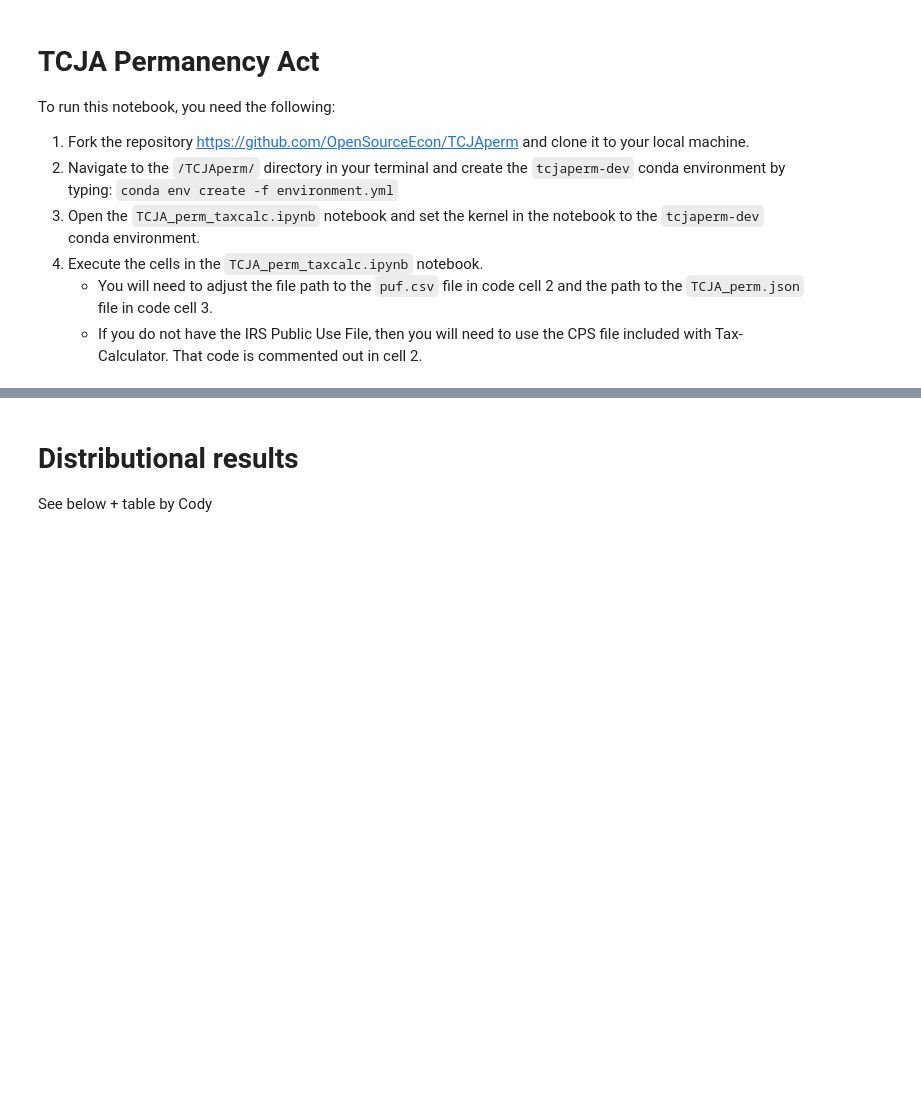
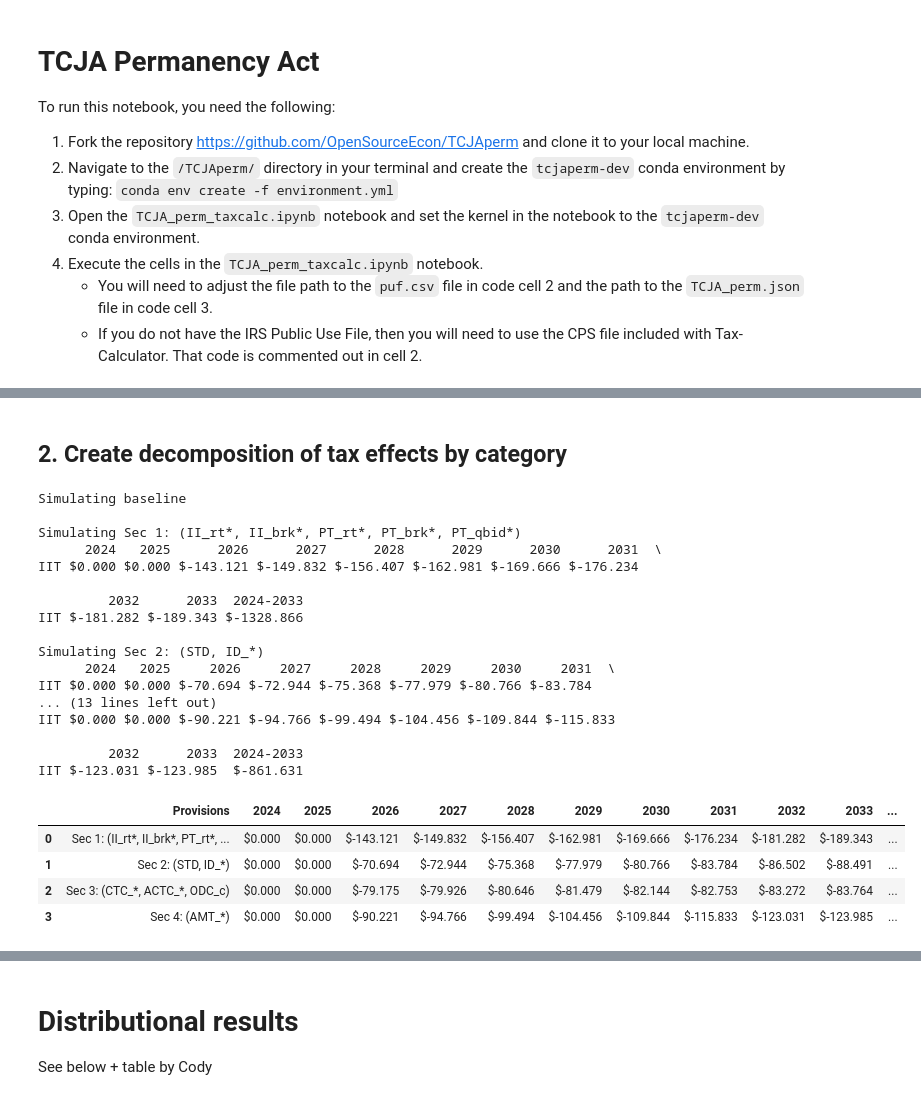
Before and after one commit to OpenSourceEcon/TCJAperm, a Jupyter notebook: TCJA_perm_taxcalc.ipynb, the cells around one changed output, grey strips where cells are left out. Drawn from its saved outputs; the diff is of its cells as text; code cells hidden in the pictures; blank space fills up the shorter version.

```diff
--- a/TCJA_perm_taxcalc.ipynb
+++ b/TCJA_perm_taxcalc.ipynb
@@ -66,0 +68,2 @@ diff_df.index
+# %% [markdown]
+## 2. Create decomposition of tax effects by category
@@ -66,0 +130,77 @@ diff_df.index
+# %%
+# Create blank pandas dataframe with columns ["Provisions", "2024", "2025",..., "2033", "2024-2033"]
+diff_seq_df = pd.DataFrame(
+    columns=[
+        "Provisions", "2024", "2025", "2026", "2027", "2028", "2029", "2030",
+        "2031", "2032", "2033", "2024-2033"
+    ]
+)
+
+print("")
+print("Simulating baseline")
+pol = tc.Policy()
+calc_base = tc.Calculator(policy=pol, records=recs)
+CYR = 2024
+calc_base.advance_to_year(CYR)
+calc_base.calc_all()
+rev_base = {'IIT': {}}
+for t in range(2024, 2034):
+    calc_base.advance_to_year(t)
+    calc_base.calc_all()
+    rev_base['IIT'][str(t)] = calc_base.weighted_total('iitax')
+
+rev_base_df = pd.DataFrame.from_dict(rev_base).T
+
+# Simulate each reform
+for i,tpl in enumerate(sec_ref1_list):
+    print("")
+    print("Simulating " + tpl[0])
+    params_ref = pol.read_json_reform(tpl[1])
+    pol.implement_reform(params_ref)
+    calc_ref = tc.Calculator(policy=pol, records=recs)
+
+    rev_ref = {'IIT': {}}
+    for t in range(2024, 2034):
+        calc_ref.advance_to_year(t)
+        calc_ref.calc_all()
+        rev_ref['IIT'][str(t)] = calc_ref.weighted_total('iitax')
+
+    rev_ref_df = pd.DataFrame.from_dict(rev_ref).T
+    diff_sec_df = (rev_ref_df - rev_base_df) * 1e-9  # in $ billions
+    pd.options.display.float_format = '${:.3f}'.format
+    diff_sec_df['2024-2033'] = diff_sec_df.sum(axis=1)
+    print(diff_sec_df)
+    diff_seq_df.loc[i, "Provisions"] = tpl[0]
+    numeric_columns = [
+        "2024", "2025", "2026", "2027", "2028", "2029", "2030", "2031", "2032",
+        "2033", "2024-2033"
+    ]
+    for col in numeric_columns:
+        diff_seq_df.loc[i, col] = diff_sec_df.loc["IIT", col]
+
+    rev_base_df = rev_ref_df.copy()
+
+diff_seq_df
+# %% [output]
+Simulating baseline
+
+Simulating Sec 1: (II_rt*, II_brk*, PT_rt*, PT_brk*, PT_qbid*)
+      2024   2025      2026      2027      2028      2029      2030      2031  \
+IIT $0.000 $0.000 $-143.121 $-149.832 $-156.407 $-162.981 $-169.666 $-176.234
+
+         2032      2033  2024-2033
+IIT $-181.282 $-189.343 $-1328.866
+
+Simulating Sec 2: (STD, ID_*)
+      2024   2025     2026     2027     2028     2029     2030     2031  \
+IIT $0.000 $0.000 $-70.694 $-72.944 $-75.368 $-77.979 $-80.766 $-83.784
+... (13 lines left out)
+IIT $0.000 $0.000 $-90.221 $-94.766 $-99.494 $-104.456 $-109.844 $-115.833
+
+         2032      2033  2024-2033
+IIT $-123.031 $-123.985  $-861.631
+|  | Provisions | 2024 | 2025 | 2026 | 2027 | 2028 | 2029 | 2030 | 2031 | 2032 | 2033 | ... |
+| 0 | Sec 1: (II_rt*, II_brk*, PT_rt*, ... | $0.000 | $0.000 | $-143.121 | $-149.832 | $-156.407 | $-162.981 | $-169.666 | $-176.234 | $-181.282 | $-189.343 | ... |
+| 1 | Sec 2: (STD, ID_*) | $0.000 | $0.000 | $-70.694 | $-72.944 | $-75.368 | $-77.979 | $-80.766 | $-83.784 | $-86.502 | $-88.491 | ... |
+| 2 | Sec 3: (CTC_*, ACTC_*, ODC_c) | $0.000 | $0.000 | $-79.175 | $-79.926 | $-80.646 | $-81.479 | $-82.144 | $-82.753 | $-83.272 | $-83.764 | ... |
+| 3 | Sec 4: (AMT_*) | $0.000 | $0.000 | $-90.221 | $-94.766 | $-99.494 | $-104.456 | $-109.844 | $-115.833 | $-123.031 | $-123.985 | ... |
```
Also changed, not shown: parts of 10 cells of this notebook, 3 other files.
